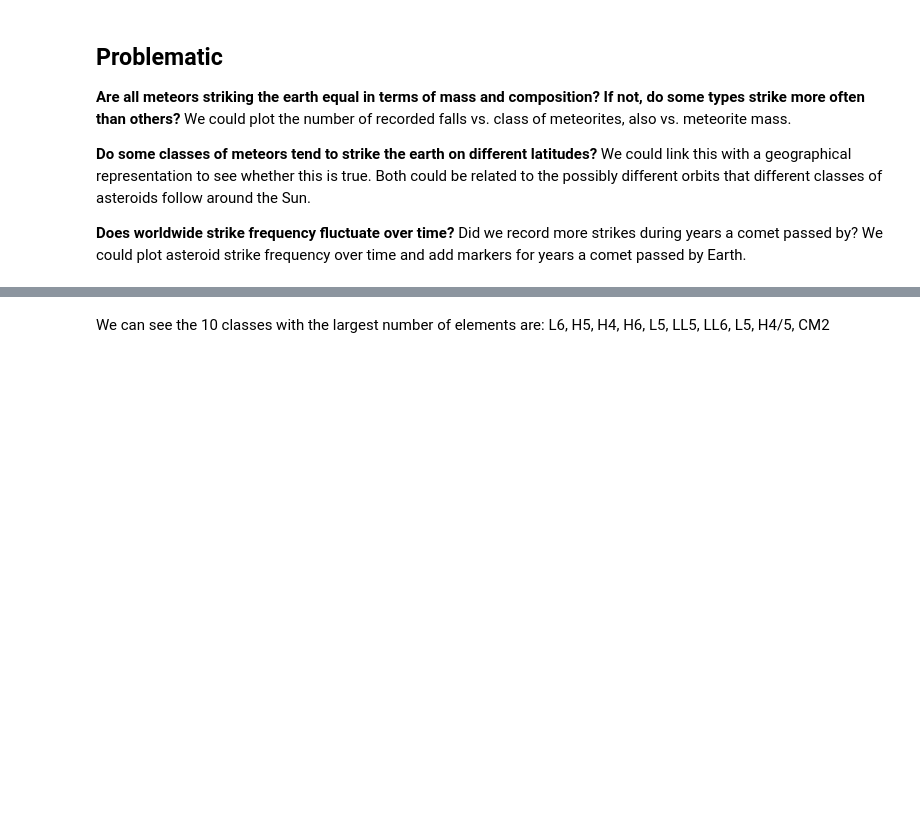
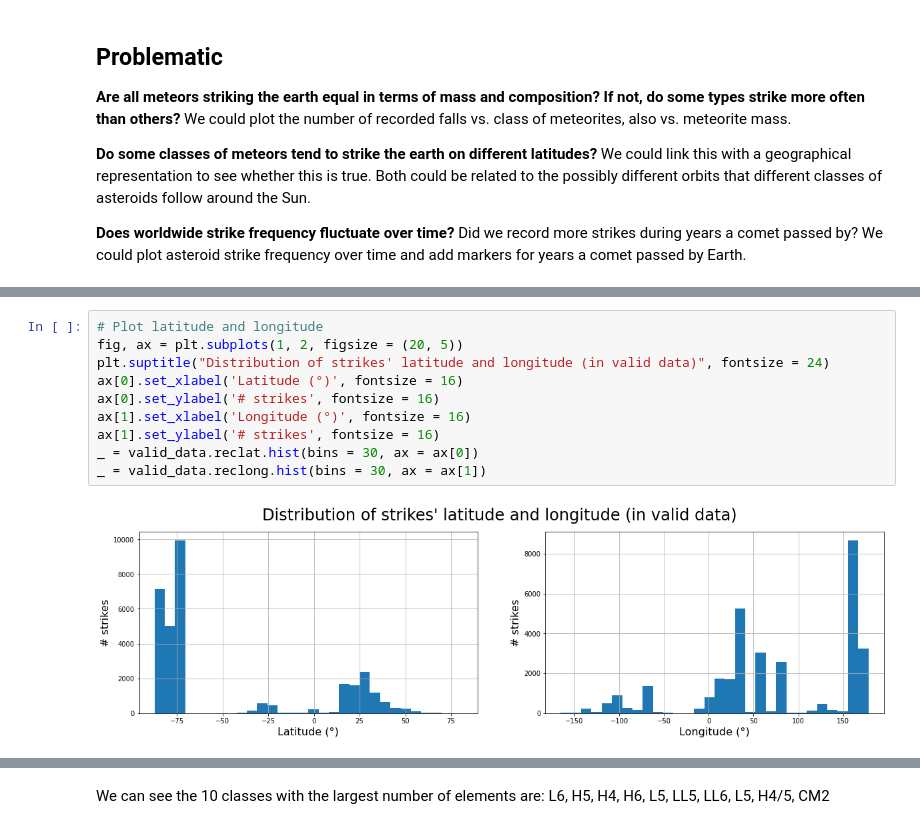
Before and after one commit to com-480-data-visualization/com-480-project-big-yoshi-club, a Jupyter notebook: MeteoriteLandings/Problematic and Data Analysis.ipynb, the cells around one changed output, grey strips where cells are left out. Drawn from its saved outputs; the diff is of its cells as text; blank space fills up the shorter version.

```diff
--- a/MeteoriteLandings/Problematic and Data Analysis.ipynb
+++ b/MeteoriteLandings/Problematic and Data Analysis.ipynb
@@ -165,0 +83,12 @@ Min mass = 0.01, max mass = 60000000.0
+# %%
+# Plot latitude and longitude
+fig, ax = plt.subplots(1, 2, figsize = (20, 5))
+plt.suptitle("Distribution of strikes' latitude and longitude (in valid data)", fontsize = 24)
+ax[0].set_xlabel('Latitude (°)', fontsize = 16)
+ax[0].set_ylabel('# strikes', fontsize = 16)
+ax[1].set_xlabel('Longitude (°)', fontsize = 16)
+ax[1].set_ylabel('# strikes', fontsize = 16)
+_ = valid_data.reclat.hist(bins = 30, ax = ax[0])
+_ = valid_data.reclong.hist(bins = 30, ax = ax[1])
+# %% [output]
+[figure, added]
```
Also changed, not shown: parts of 10 cells of this notebook, 3 other files.
